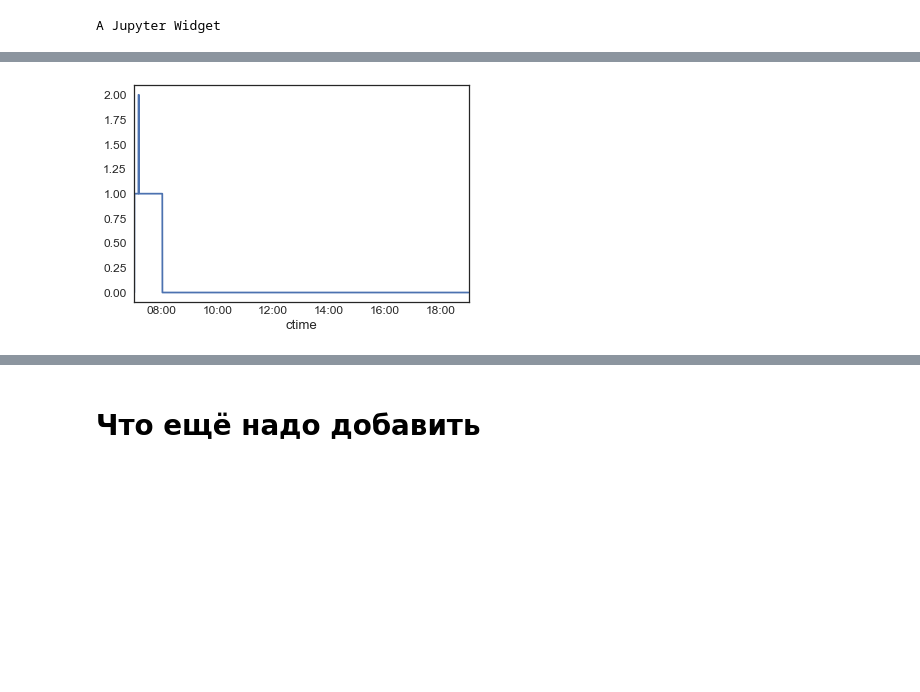
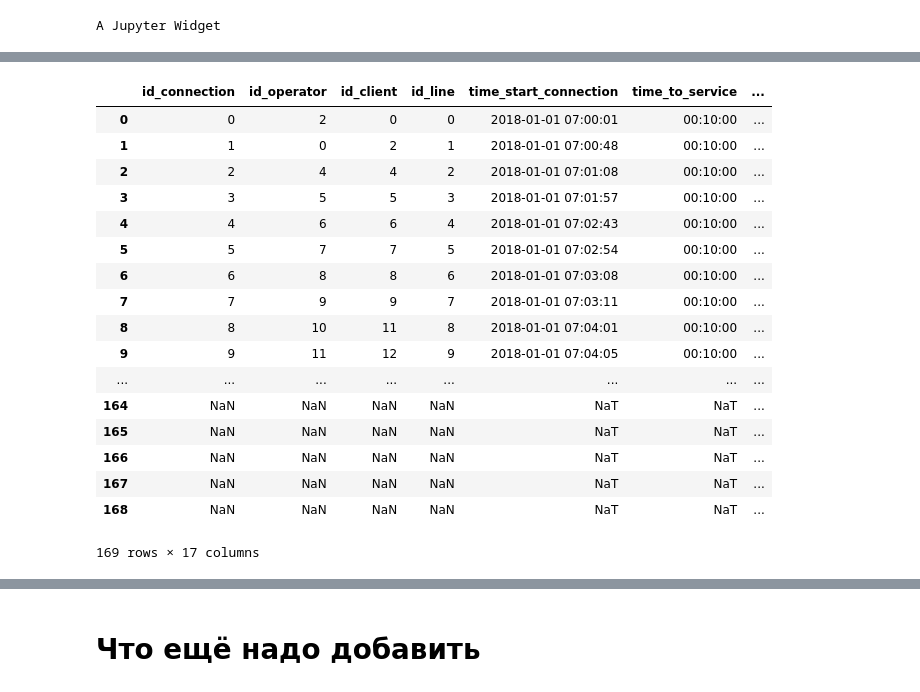
Before and after one commit to SvetaZlobina/SimMod_CourseWork, a Jupyter notebook: Testing model.ipynb, the cells around one changed output, grey strips where cells are left out. Cells and saved outputs as stored; diff of their text form; code cells hidden in the pictures; blank space fills up the shorter version.

```diff
--- a/Testing model.ipynb
+++ b/Testing model.ipynb
@@ -298,5 +305,21 @@ plt.show()
-# %%
-(line_loads_ds>0).sum(axis=1).plot()
-plt.show()
-# %% [output]
-[figure, removed]
+# %%
+ds
+# %% [output]
+|  | id_connection | id_operator | id_client | id_line | time_start_connection | time_to_service | ... |
+| 0 | 0 | 2 | 0 | 0 | 2018-01-01 07:00:01 | 00:10:00 | ... |
+| 1 | 1 | 0 | 2 | 1 | 2018-01-01 07:00:48 | 00:10:00 | ... |
+| 2 | 2 | 4 | 4 | 2 | 2018-01-01 07:01:08 | 00:10:00 | ... |
+| 3 | 3 | 5 | 5 | 3 | 2018-01-01 07:01:57 | 00:10:00 | ... |
+| 4 | 4 | 6 | 6 | 4 | 2018-01-01 07:02:43 | 00:10:00 | ... |
+| 5 | 5 | 7 | 7 | 5 | 2018-01-01 07:02:54 | 00:10:00 | ... |
+| 6 | 6 | 8 | 8 | 6 | 2018-01-01 07:03:08 | 00:10:00 | ... |
+| 7 | 7 | 9 | 9 | 7 | 2018-01-01 07:03:11 | 00:10:00 | ... |
+| 8 | 8 | 10 | 11 | 8 | 2018-01-01 07:04:01 | 00:10:00 | ... |
+| 9 | 9 | 11 | 12 | 9 | 2018-01-01 07:04:05 | 00:10:00 | ... |
+| ... | ... | ... | ... | ... | ... | ... | ... |
+| 164 | NaN | NaN | NaN | NaN | NaT | NaT | ... |
+| 165 | NaN | NaN | NaN | NaN | NaT | NaT | ... |
+| 166 | NaN | NaN | NaN | NaN | NaT | NaT | ... |
+| 167 | NaN | NaN | NaN | NaN | NaT | NaT | ... |
+| 168 | NaN | NaN | NaN | NaN | NaT | NaT | ... |
+169 rows × 17 columns
```
Also changed, not shown: parts of 10 cells of this notebook, 2 other files.
